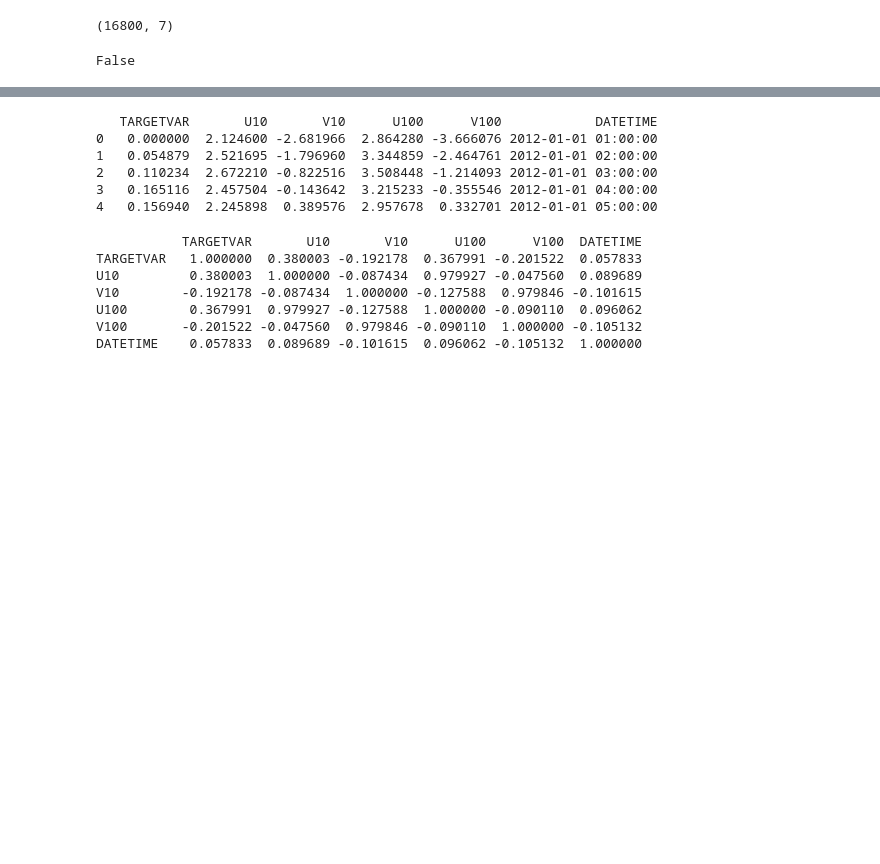
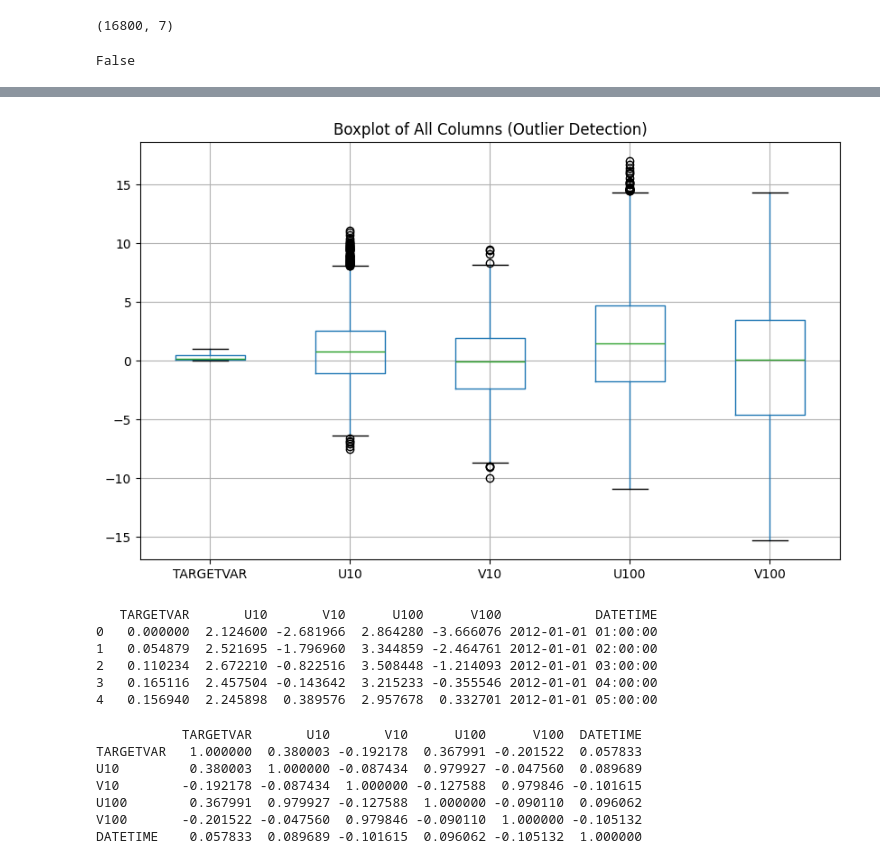
Before and after one commit to Sulith123/LSTM-for-wind-power, a Jupyter notebook: test.ipynb, the cells around one changed output, grey strips where cells are left out. Cells and saved outputs as stored; diff of their text form; code cells hidden in the pictures; blank space fills up the shorter version.

```diff
--- a/test.ipynb
+++ b/test.ipynb
@@ -60,3 +82,11 @@ False
+# %%
+import matplotlib.pyplot as plt
+
+df_clean.boxplot(figsize=(10,6))
+plt.title("Boxplot of All Columns (Outlier Detection)")
+plt.show()
+# %% [output]
+[figure, added]
 # %%
 # Assuming df is your original DataFrame
 df_new1 = df_clean.drop(columns=["TIMESTAMP"])
```
Also changed, not shown: parts of 3 cells of this notebook, 2 other files.
